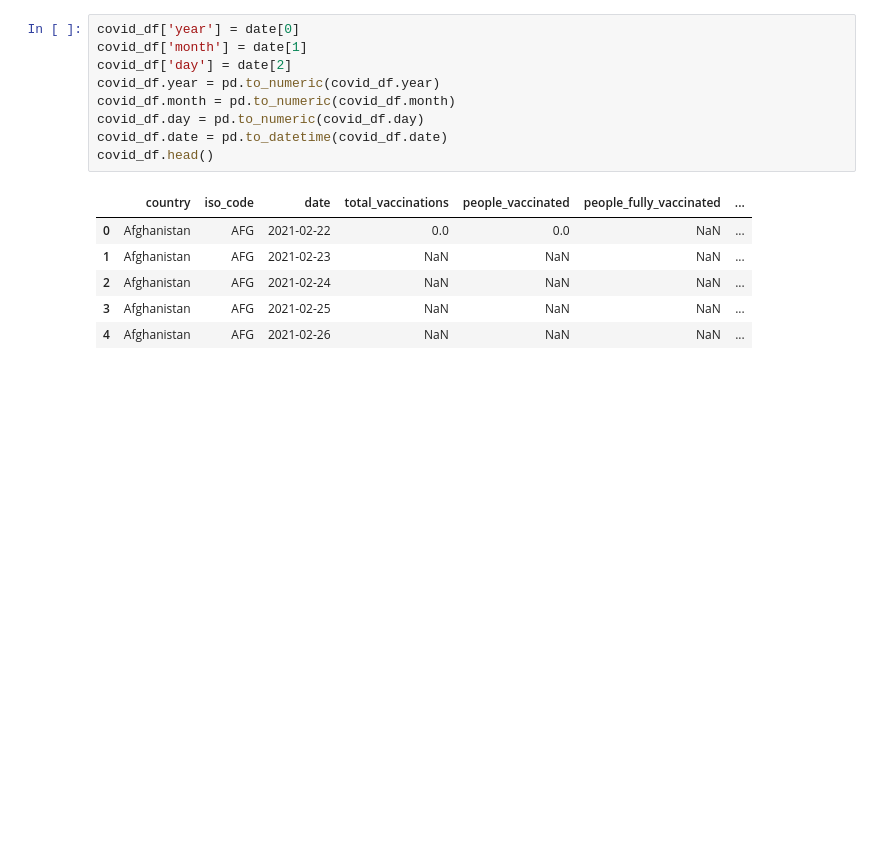
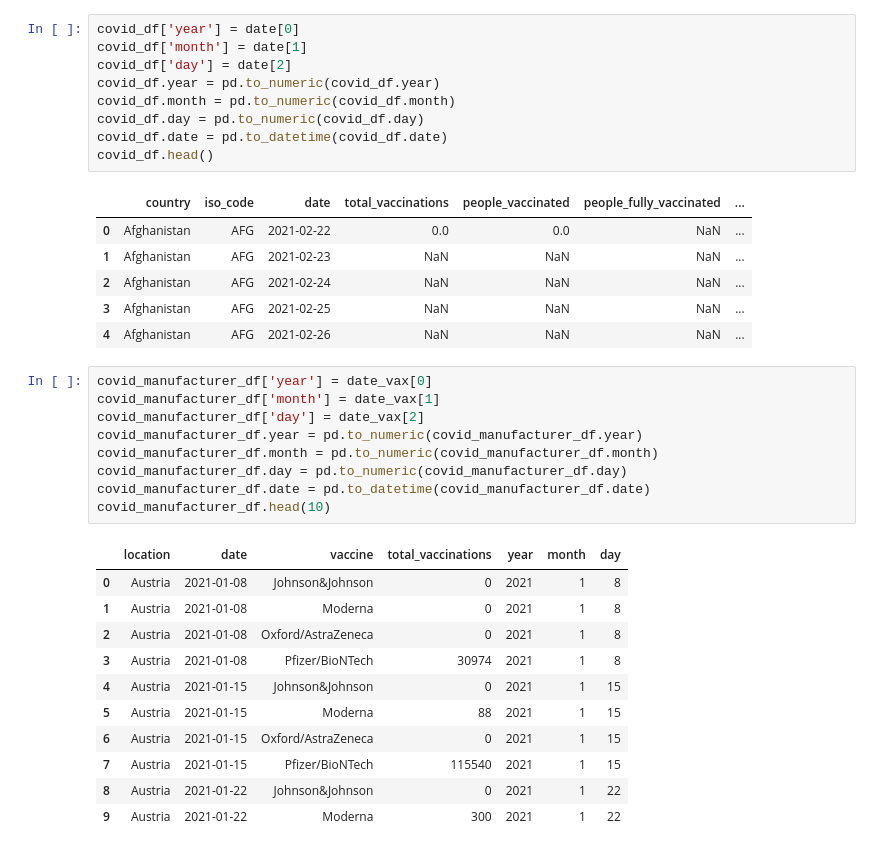
Before and after one commit to omidr1348/Covid_19, a Jupyter notebook: Covid Vaccination.ipynb, the cells around one changed output. Cells and saved outputs as stored; diff of their text form; blank space fills up the shorter version.

```diff
--- a/Covid Vaccination.ipynb
+++ b/Covid Vaccination.ipynb
@@ -105,3 +203,24 @@ covid_df.head()
 | 2 | Afghanistan | AFG | 2021-02-24 | NaN | NaN | NaN | ... |
 | 3 | Afghanistan | AFG | 2021-02-25 | NaN | NaN | NaN | ... |
 | 4 | Afghanistan | AFG | 2021-02-26 | NaN | NaN | NaN | ... |
+# %%
+covid_manufacturer_df['year'] = date_vax[0]
+covid_manufacturer_df['month'] = date_vax[1]
+covid_manufacturer_df['day'] = date_vax[2]
+covid_manufacturer_df.year = pd.to_numeric(covid_manufacturer_df.year)
+covid_manufacturer_df.month = pd.to_numeric(covid_manufacturer_df.month)
+covid_manufacturer_df.day = pd.to_numeric(covid_manufacturer_df.day)
+covid_manufacturer_df.date = pd.to_datetime(covid_manufacturer_df.date)
+covid_manufacturer_df.head(10)
+# %% [output]
+|  | location | date | vaccine | total_vaccinations | year | month | day |
+| 0 | Austria | 2021-01-08 | Johnson&Johnson | 0 | 2021 | 1 | 8 |
+| 1 | Austria | 2021-01-08 | Moderna | 0 | 2021 | 1 | 8 |
+| 2 | Austria | 2021-01-08 | Oxford/AstraZeneca | 0 | 2021 | 1 | 8 |
+| 3 | Austria | 2021-01-08 | Pfizer/BioNTech | 30974 | 2021 | 1 | 8 |
+| 4 | Austria | 2021-01-15 | Johnson&Johnson | 0 | 2021 | 1 | 15 |
+| 5 | Austria | 2021-01-15 | Moderna | 88 | 2021 | 1 | 15 |
+| 6 | Austria | 2021-01-15 | Oxford/AstraZeneca | 0 | 2021 | 1 | 15 |
+| 7 | Austria | 2021-01-15 | Pfizer/BioNTech | 115540 | 2021 | 1 | 15 |
+| 8 | Austria | 2021-01-22 | Johnson&Johnson | 0 | 2021 | 1 | 22 |
+| 9 | Austria | 2021-01-22 | Moderna | 300 | 2021 | 1 | 22 |
```
Also changed, not shown: parts of 10 cells of this notebook.
